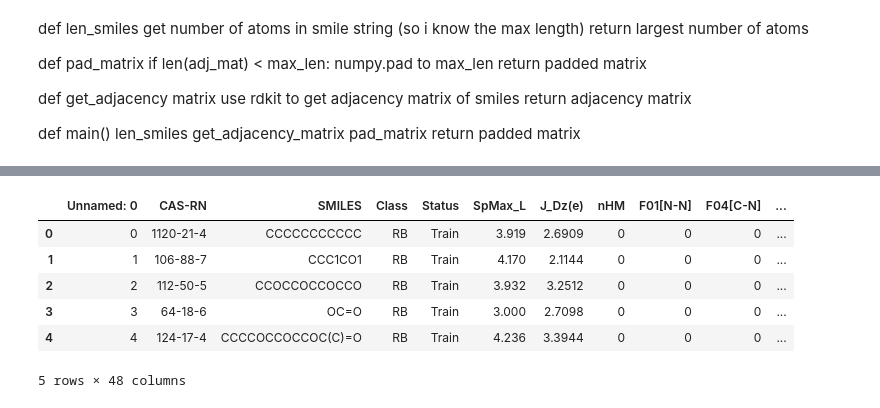
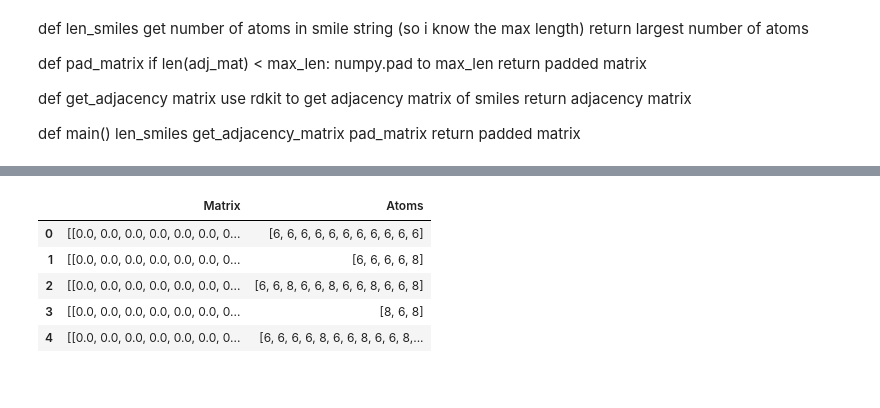
Before and after one commit to BeckResearchLab/homoGANize, a Jupyter notebook: notebooks/SMILES_matrices.ipynb, the cells around one changed output, grey strips where cells are left out. Cells and saved outputs as stored; diff of their text form; code cells hidden in the pictures.

Commit message:
dataframe to dataframe with matrices and atom types

```diff
--- a/notebooks/SMILES_matrices.ipynb
+++ b/notebooks/SMILES_matrices.ipynb
@@ -98,10 +109,11 @@ listed_df.describe()
+# %%
+desired = data[['Matrix', 'Atoms']].copy()
 # %%
-data.head()
+desired.head()
 # %% [output]
-|  | Unnamed: 0 | CAS-RN | SMILES | Class | Status | SpMax_L | J_Dz(e) | nHM | F01[N-N] | F04[C-N] | ... |
-| 0 | 0 | 1120-21-4 | CCCCCCCCCCC | RB | Train | 3.919 | 2.6909 | 0 | 0 | 0 | ... |
-| 1 | 1 | 106-88-7 | CCC1CO1 | RB | Train | 4.170 | 2.1144 | 0 | 0 | 0 | ... |
-| 2 | 2 | 112-50-5 | CCOCCOCCOCCO | RB | Train | 3.932 | 3.2512 | 0 | 0 | 0 | ... |
-| 3 | 3 | 64-18-6 | OC=O | RB | Train | 3.000 | 2.7098 | 0 | 0 | 0 | ... |
-| 4 | 4 | 124-17-4 | CCCCOCCOCCOC(C)=O | RB | Train | 4.236 | 3.3944 | 0 | 0 | 0 | ... |
+|  | Matrix | Atoms |
+| 0 | [[0.0, 0.0, 0.0, 0.0, 0.0, 0.0, 0... | [6, 6, 6, 6, 6, 6, 6, 6, 6, 6, 6] |
+| 1 | [[0.0, 0.0, 0.0, 0.0, 0.0, 0.0, 0... | [6, 6, 6, 6, 8] |
+| 2 | [[0.0, 0.0, 0.0, 0.0, 0.0, 0.0, 0... | [6, 6, 8, 6, 6, 8, 6, 6, 8, 6, 6, 8] |
+| 3 | [[0.0, 0.0, 0.0, 0.0, 0.0, 0.0, 0... | [8, 6, 8] |
+| 4 | [[0.0, 0.0, 0.0, 0.0, 0.0, 0.0, 0... | [6, 6, 6, 6, 8, 6, 6, 8, 6, 6, 8,... |
-5 rows × 48 columns
```
Also changed, not shown: parts of 25 cells of this notebook.
